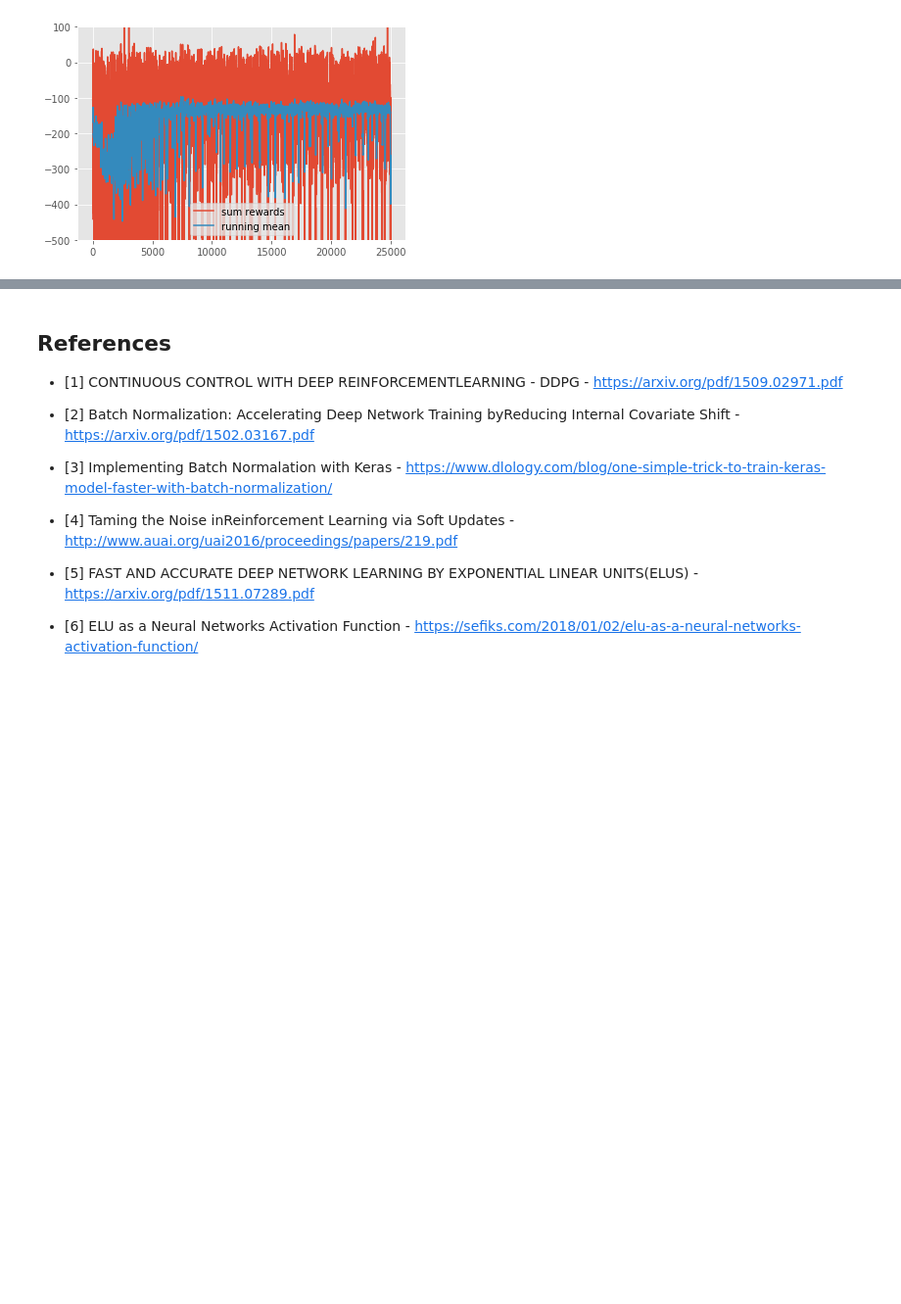
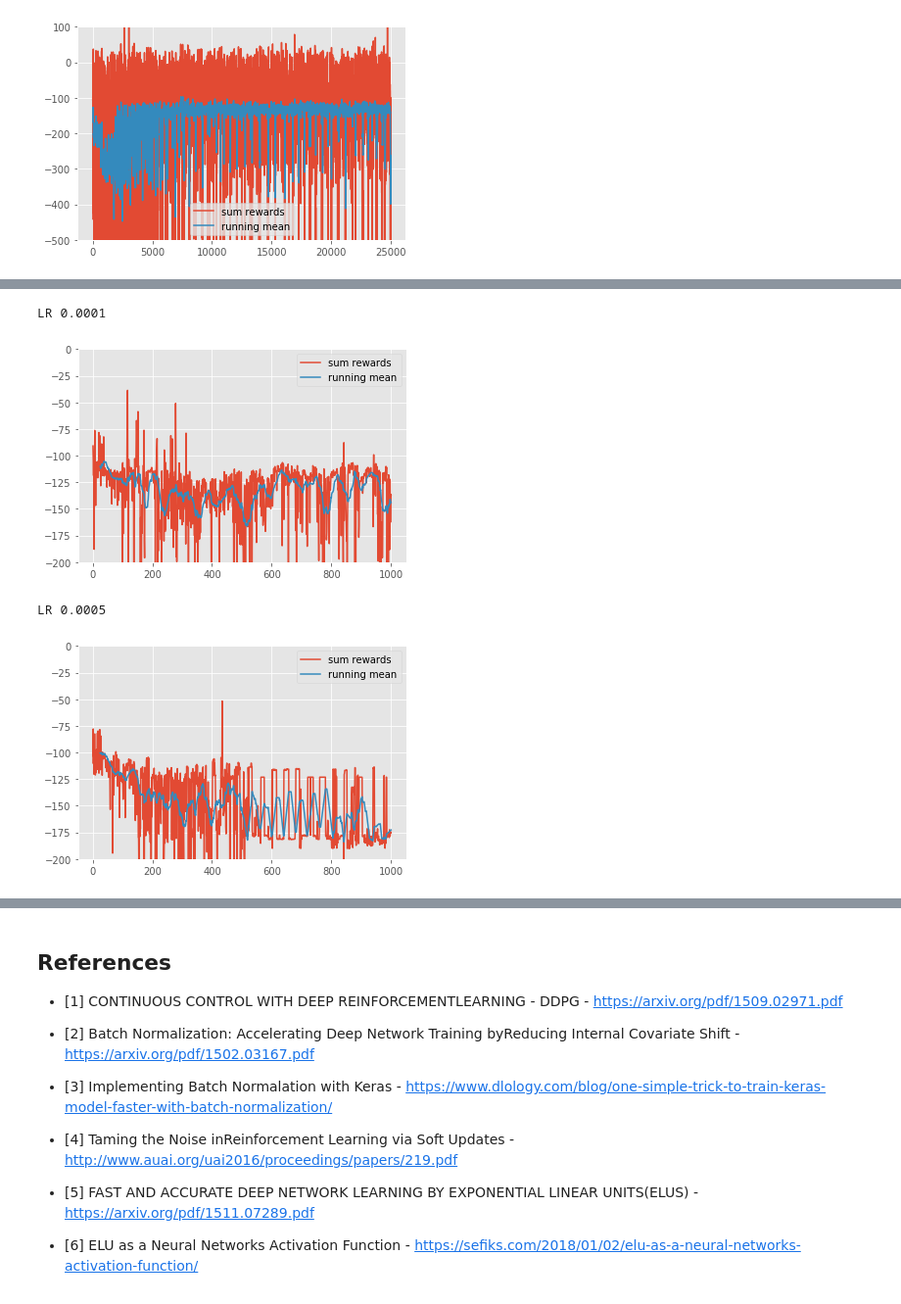
Before and after one commit to smmuzza/CapstoneProjectMLNanoDegree, a Jupyter notebook: CapstoneProjectReport.ipynb, the cells around one changed output, grey strips where cells are left out. Shown at 98% size. Saved outputs shown, nothing was run; the diff lists cells and outputs as text; code cells hidden in the pictures; blank space fills up the shorter version.

```diff
--- a/CapstoneProjectReport.ipynb
+++ b/CapstoneProjectReport.ipynb
@@ -2093,0 +3400,15 @@ Even with more complicated enviroments, the DDPG agent was able to outperform th
+# %%
+from visuals import plot_score_from_file
+
+print("LR 0.0001")
+dir = "results/walker/learningrate/0.0001/"
+plot_score_from_file(dir + "20190630222542BipedalWalker-v2_train.txt", -200, 0, 1)
+
+print("LR 0.0005")
+dir = "results/walker/learningrate/0.0005/"
+plot_score_from_file(dir + "20190630222529BipedalWalker-v2_train.txt", -200, 0, 1)
+# %% [output]
+LR 0.0001
+[figure, added]
+LR 0.0005
+[figure, added]
```
Also changed, not shown: parts of 50 cells of this notebook, 6 other files.
